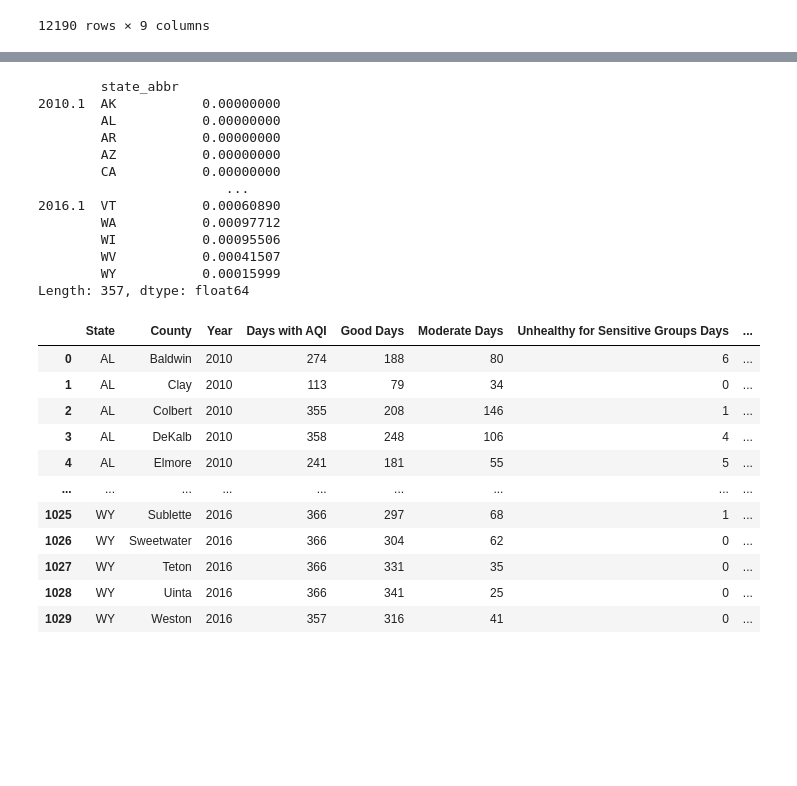
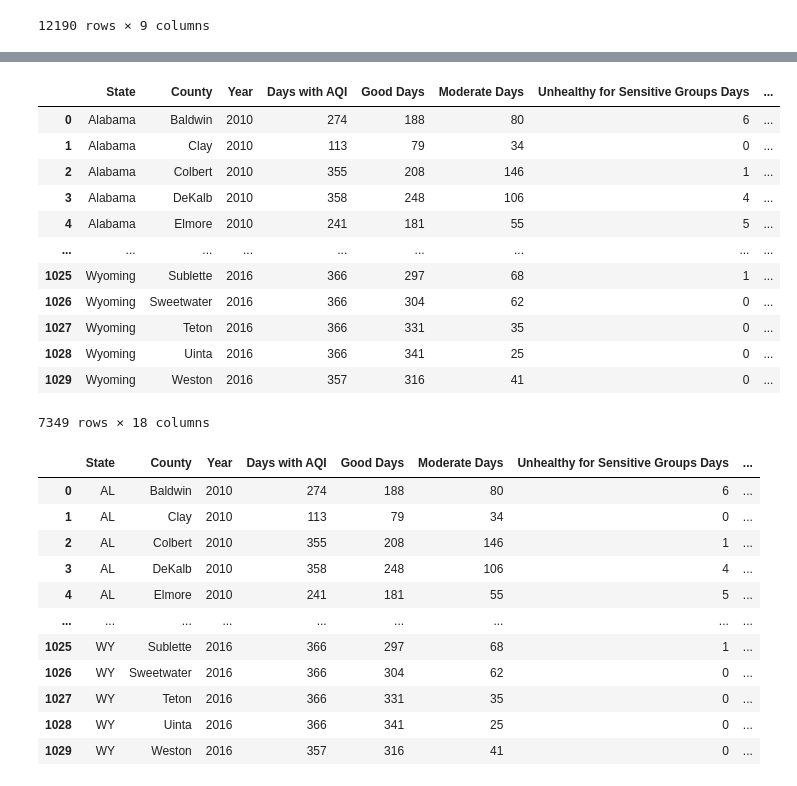
Before and after one commit to monal20/Neueda2023, a Jupyter notebook: Analysis.ipynb, the cells around one changed output, grey strips where cells are left out. Drawn from its saved outputs; the diff is of its cells as text; code cells hidden in the pictures; blank space fills up the shorter version.

```diff
--- a/Analysis.ipynb
+++ b/Analysis.ipynb
@@ -83,18 +98,0 @@ df_ev2
-# %%
-df_ev2 = df_ev2.unstack(level=0)
-
-df_ev2
-# %% [output]
-        state_abbr
-2010.1  AK           0.00000000
-        AL           0.00000000
-        AR           0.00000000
-        AZ           0.00000000
-        CA           0.00000000
-                        ...
-2016.1  VT           0.00060890
-        WA           0.00097712
-        WI           0.00095506
-        WV           0.00041507
-        WY           0.00015999
-Length: 357, dtype: float64
@@ -153,6 +149,22 @@ state_codes = {
     "Wisconsin": "WI",
     "Wyoming": "WY"
 }
+# %%
+df_combined
+# %% [output]
+|  | State | County | Year | Days with AQI | Good Days | Moderate Days | Unhealthy for Sensitive Groups Days | ... |
+| 0 | Alabama | Baldwin | 2010 | 274 | 188 | 80 | 6 | ... |
+| 1 | Alabama | Clay | 2010 | 113 | 79 | 34 | 0 | ... |
+| 2 | Alabama | Colbert | 2010 | 355 | 208 | 146 | 1 | ... |
+| 3 | Alabama | DeKalb | 2010 | 358 | 248 | 106 | 4 | ... |
+| 4 | Alabama | Elmore | 2010 | 241 | 181 | 55 | 5 | ... |
+| ... | ... | ... | ... | ... | ... | ... | ... | ... |
+| 1025 | Wyoming | Sublette | 2016 | 366 | 297 | 68 | 1 | ... |
+| 1026 | Wyoming | Sweetwater | 2016 | 366 | 304 | 62 | 0 | ... |
+| 1027 | Wyoming | Teton | 2016 | 366 | 331 | 35 | 0 | ... |
+| 1028 | Wyoming | Uinta | 2016 | 366 | 341 | 25 | 0 | ... |
+| 1029 | Wyoming | Weston | 2016 | 357 | 316 | 41 | 0 | ... |
+7349 rows × 18 columns
 # %%
 df_combined["State"] = df_combined["State"].map(state_codes)
 # %%
```
Also changed, not shown: parts of 7 cells of this notebook, 1 other file.
